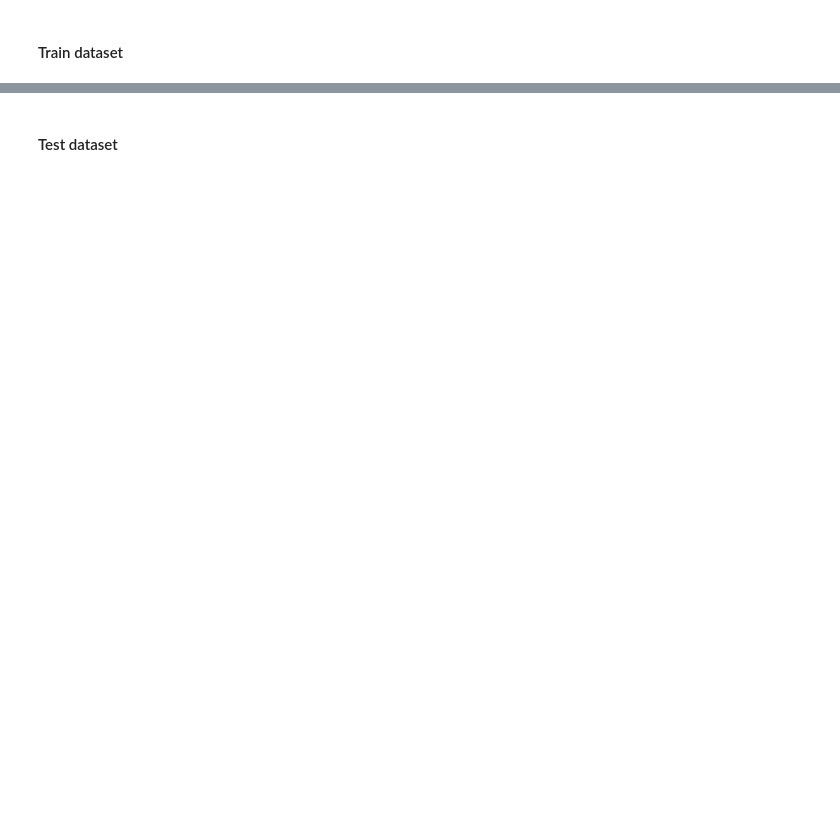
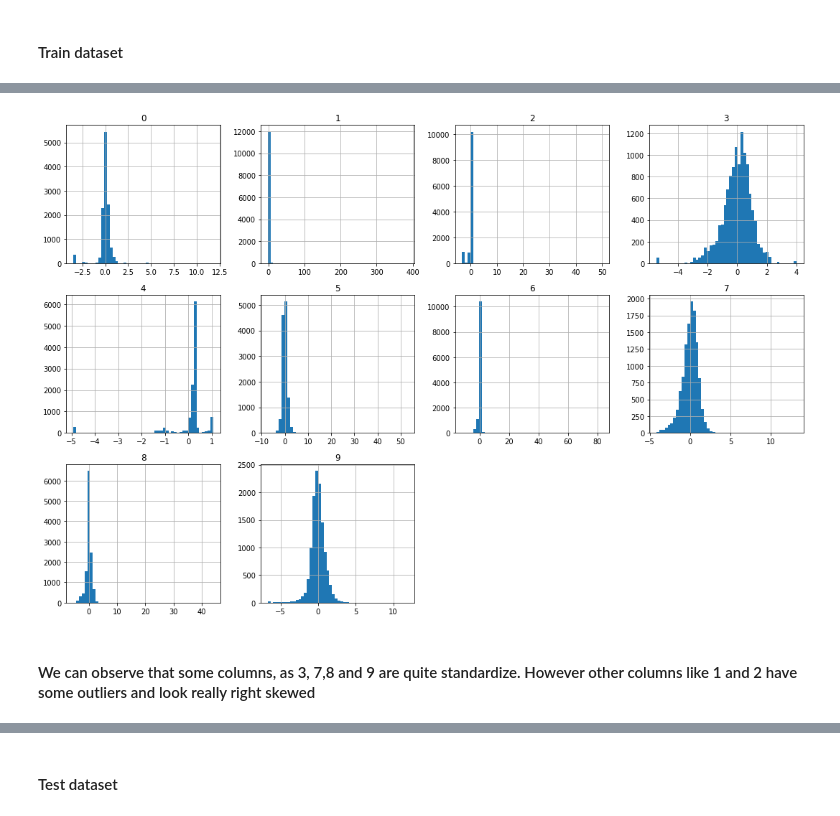
Before and after one commit to Clapiniella/lab-avila-bible, a Jupyter notebook: your-code/main.ipynb, the cells around one changed output, grey strips where cells are left out. Drawn from its saved outputs; the diff is of its cells as text; code cells hidden in the pictures; blank space fills up the shorter version.

```diff
--- a/your-code/main.ipynb
+++ b/your-code/main.ipynb
@@ -47,0 +144,14 @@ train_dataset.head()
+# %%
+figure = plt.figure(figsize=(15,10))
+
+for n, col in enumerate(X.columns):
+    ax = figure.add_subplot(3,4,n+1)
+    ax.set_title(col)
+    X[col].hist(ax=ax, bins=50)
+
+figure.tight_layout() #this feature separate the graphs correctly
+plt.show()
+# %% [output]
+[figure, added]
+# %% [markdown]
+#### We can observe that some columns, as 3, 7,8 and 9 are quite standardize. However other columns like 1 and 2 have some outliers and look really right skewed
```
Also changed, not shown: parts of 91 cells of this notebook.
